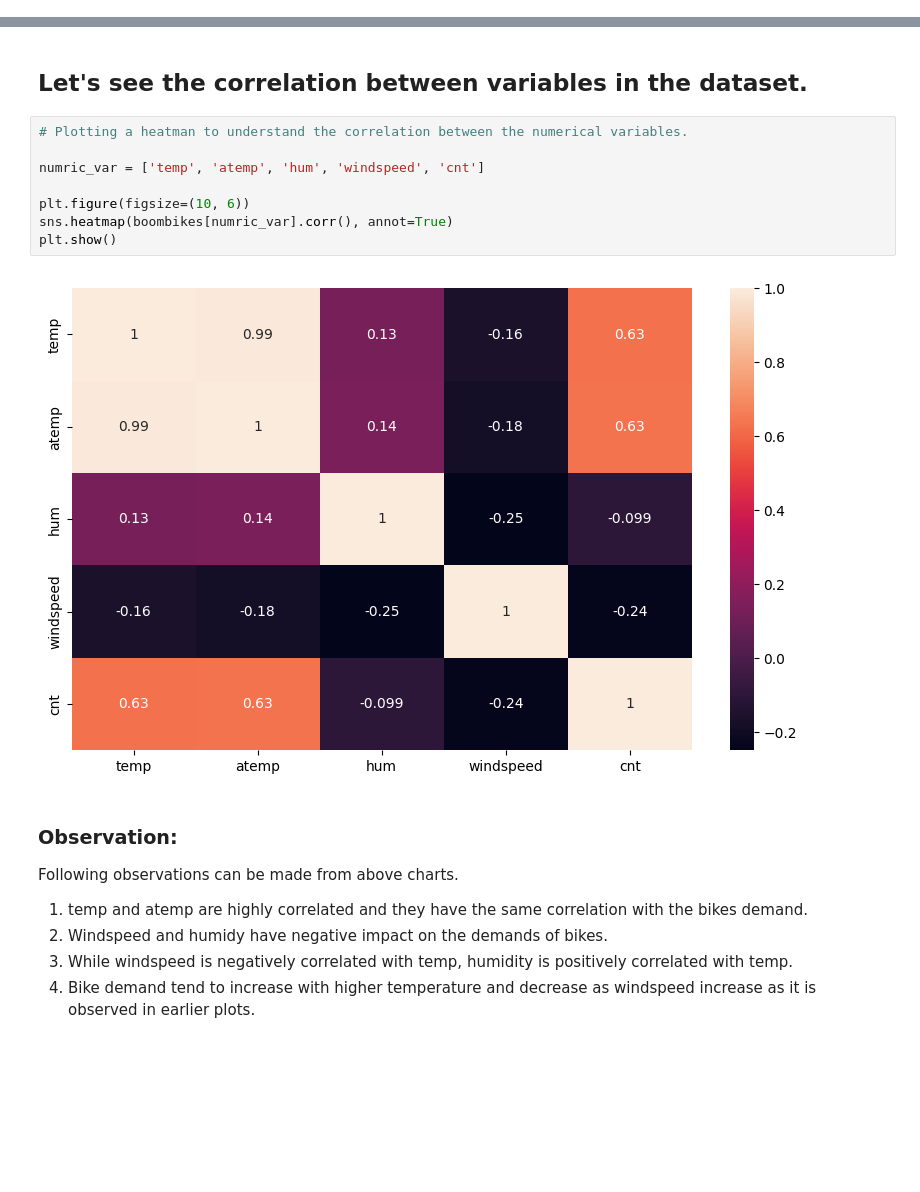
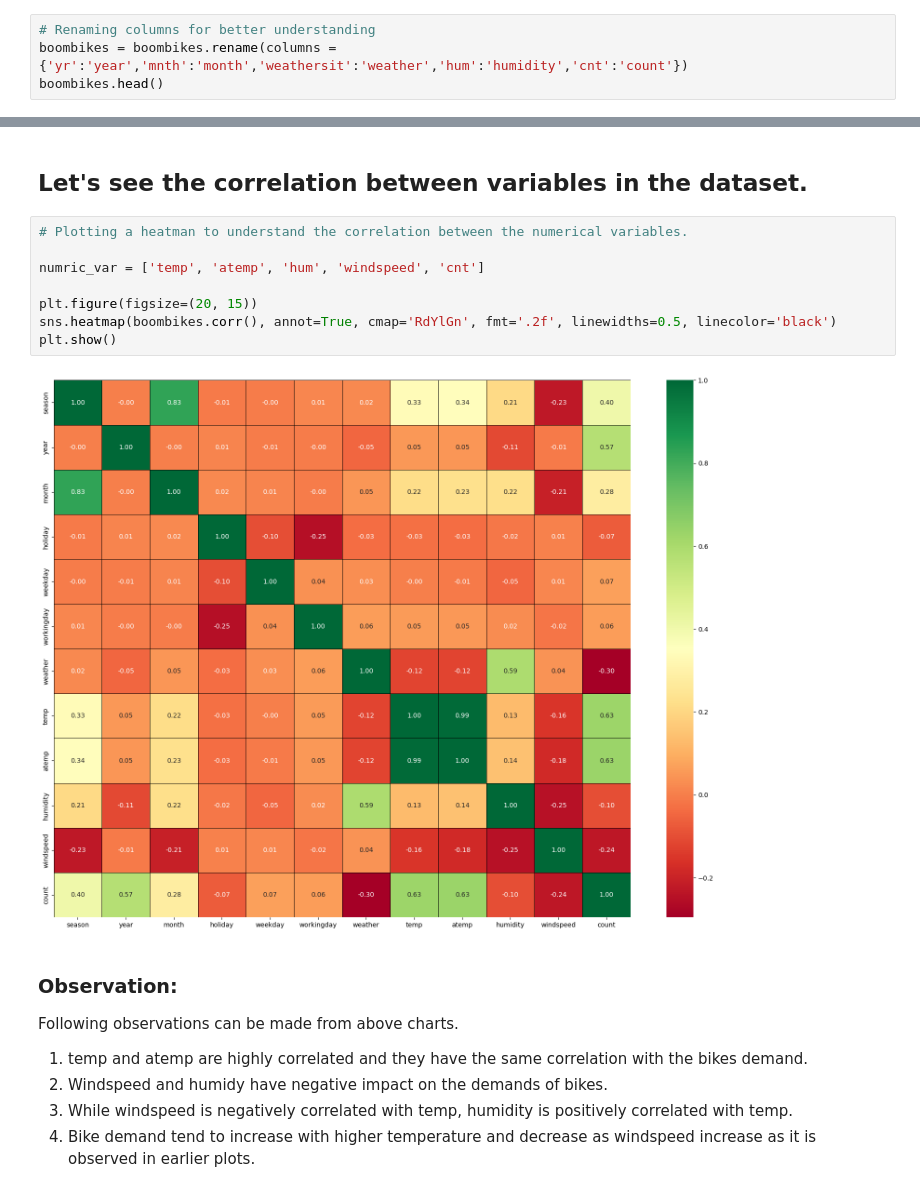
Before and after one commit to ranpariyachetan/boombikes-linearregression, a Jupyter notebook: regression-assignment.ipynb, the cells around one changed output, grey strips where cells are left out. Cells and saved outputs as stored; diff of their text form; blank space fills up the shorter version.

```diff
--- a/regression-assignment.ipynb
+++ b/regression-assignment.ipynb
@@ -89,3 +93,7 @@ boombikes.head()
 | 2 | 1 | 0 | 1 | 0 | 1 | 1 | 1 | 8.050924 | 9.47025 | 43.7273 | ... |
 | 3 | 1 | 0 | 1 | 0 | 2 | 1 | 1 | 8.200000 | 10.60610 | 59.0435 | ... |
 | 4 | 1 | 0 | 1 | 0 | 3 | 1 | 1 | 9.305237 | 11.46350 | 43.6957 | ... |
+# %%
+# Renaming columns for better understanding
+boombikes = boombikes.rename(columns = {'yr':'year','mnth':'month','weathersit':'weather','hum':'humidity','cnt':'count'})
+boombikes.head()
@@ -145,13 +189,13 @@ Following observations can be made from above charts.
 # %%
 # Plotting a heatman to understand the correlation between the numerical variables.
 
 numric_var = ['temp', 'atemp', 'hum', 'windspeed', 'cnt']
 
-plt.figure(figsize=(10, 6))
-sns.heatmap(boombikes[numric_var].corr(), annot=True)
+plt.figure(figsize=(20, 15))
+sns.heatmap(boombikes.corr(), annot=True, cmap='RdYlGn', fmt='.2f', linewidths=0.5, linecolor='black')
 plt.show()
 # %% [output]
-[figure, old version]
+[figure, new version]
 # %% [markdown]
 ### Observation:
 Following observations can be made from above charts.
```
Also changed, not shown: parts of 11 cells of this notebook.
